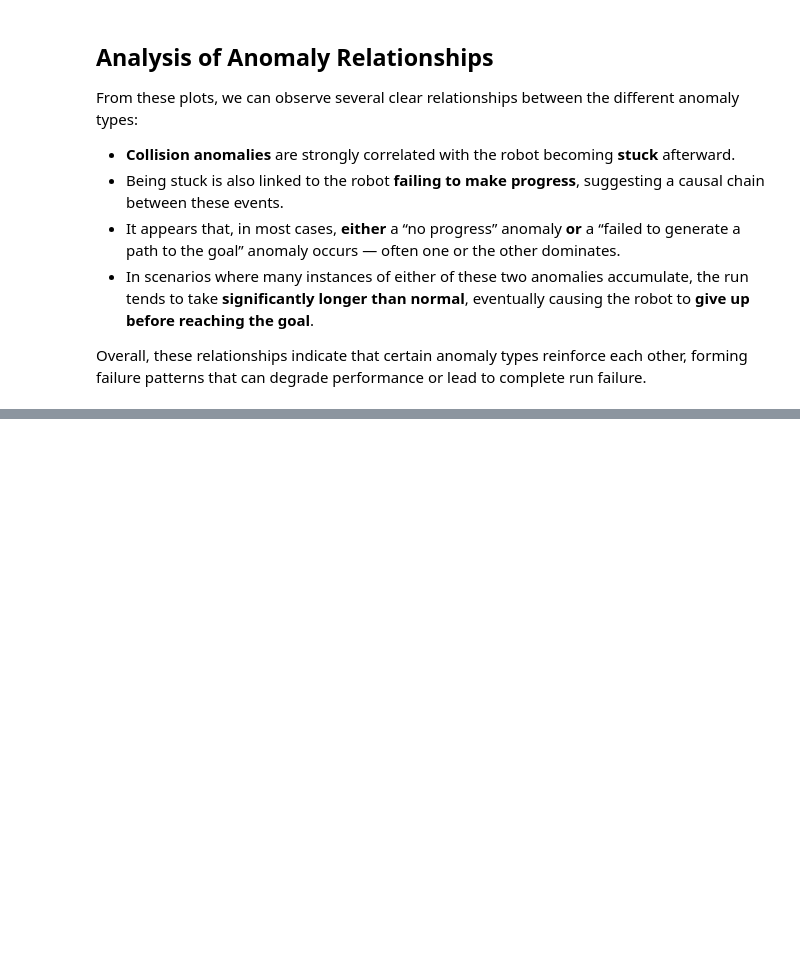
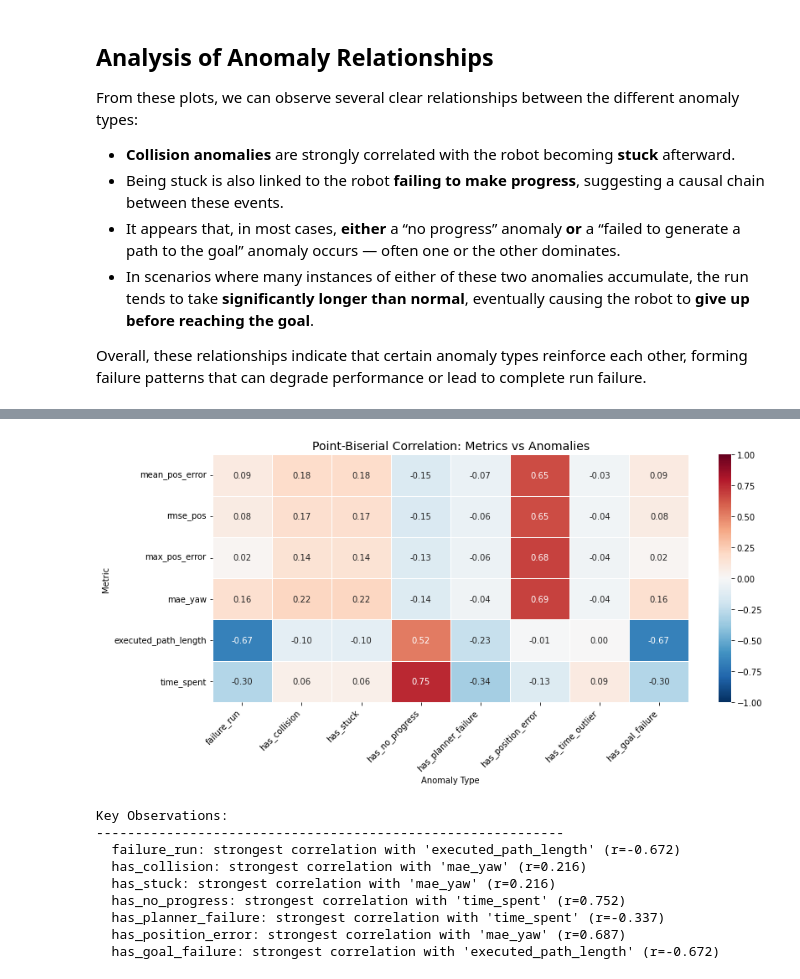
Before and after one commit to nasimpc/Robot-Navigation-Anomaly-Detection-and-Causal-Analysis, a Jupyter notebook: assignment2/team_2_assignment02.ipynb, the cells around one changed output, grey strips where cells are left out. Saved outputs shown, nothing was run; the diff lists cells and outputs as text; code cells hidden in the pictures; blank space fills up the shorter version.

```diff
--- a/assignment2/team_2_assignment02.ipynb
+++ b/assignment2/team_2_assignment02.ipynb
@@ -714,0 +822,53 @@ Overall, these relationships indicate that certain anomaly types reinforce each
+# %%
+
+# CORRELATION HEATMAP: METRICS VS ANOMALIES
+
+# Compute point-biserial correlation between continuous metrics and binary anomaly labels
+metric_cols = ['mean_pos_error', 'rmse_pos', 'max_pos_error', 'mae_yaw', 'executed_path_length', 'time_spent']
+anomaly_cols = ['failure_run', 'has_collision', 'has_stuck', 'has_no_progress',
+                'has_planner_failure', 'has_position_error', 'has_time_outlier', 'has_goal_failure']
+
+# Build correlation matrix
+corr_matrix = np.zeros((len(metric_cols), len(anomaly_cols)))
+
+for i, metric in enumerate(metric_cols):
+    for j, anomaly in enumerate(anomaly_cols):
+        valid_mask = ~np.isnan(analysis_df[metric])
+        if valid_mask.sum() > 2:
+            corr, _ = pointbiserialr(analysis_df.loc[valid_mask, anomaly],
+                                      analysis_df.loc[valid_mask, metric])
+            corr_matrix[i, j] = corr if not np.isnan(corr) else 0
+
+corr_df = pd.DataFrame(corr_matrix, index=metric_cols, columns=anomaly_cols)
+
+# Plot heatmap
+plt.figure(figsize=(12, 6))
+sns.heatmap(corr_df, annot=True, fmt='.2f', cmap='RdBu_r', center=0,
+            vmin=-1, vmax=1, linewidths=0.5)
+plt.title('Point-Biserial Correlation: Metrics vs Anomalies', fontsize=14)
+plt.xlabel('Anomaly Type')
+plt.ylabel('Metric')
+plt.xticks(rotation=45, ha='right')
+plt.tight_layout()
+plt.savefig('images/correlation_metrics_anomalies.png', dpi=150, bbox_inches='tight', facecolor='white')
+plt.show()
+
+print("\nKey Observations:")
+print("-" * 60)
+# Find strongest correlations
+for anomaly in anomaly_cols:
+    max_corr_idx = np.abs(corr_df[anomaly]).idxmax()
+    max_corr_val = corr_df.loc[max_corr_idx, anomaly]
+    if abs(max_corr_val) > 0.2:
+        print(f"  {anomaly}: strongest correlation with '{max_corr_idx}' (r={max_corr_val:.3f})")
+# %% [output]
+[figure, added]
+Key Observations:
+------------------------------------------------------------
+  failure_run: strongest correlation with 'executed_path_length' (r=-0.672)
+  has_collision: strongest correlation with 'mae_yaw' (r=0.216)
+  has_stuck: strongest correlation with 'mae_yaw' (r=0.216)
+  has_no_progress: strongest correlation with 'time_spent' (r=0.752)
+  has_planner_failure: strongest correlation with 'time_spent' (r=-0.337)
+  has_position_error: strongest correlation with 'mae_yaw' (r=0.687)
+  has_goal_failure: strongest correlation with 'executed_path_length' (r=-0.672)
```
Also changed, not shown: parts of 19 cells of this notebook, 20 other files.
